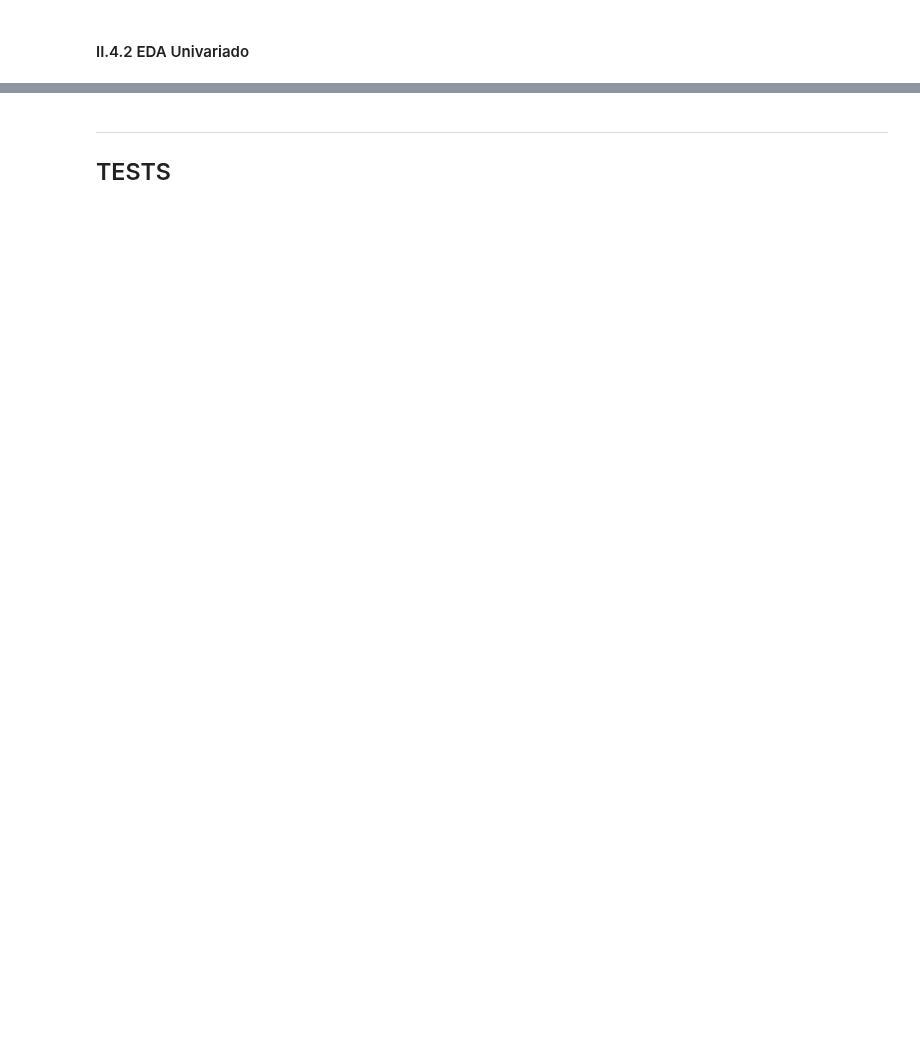
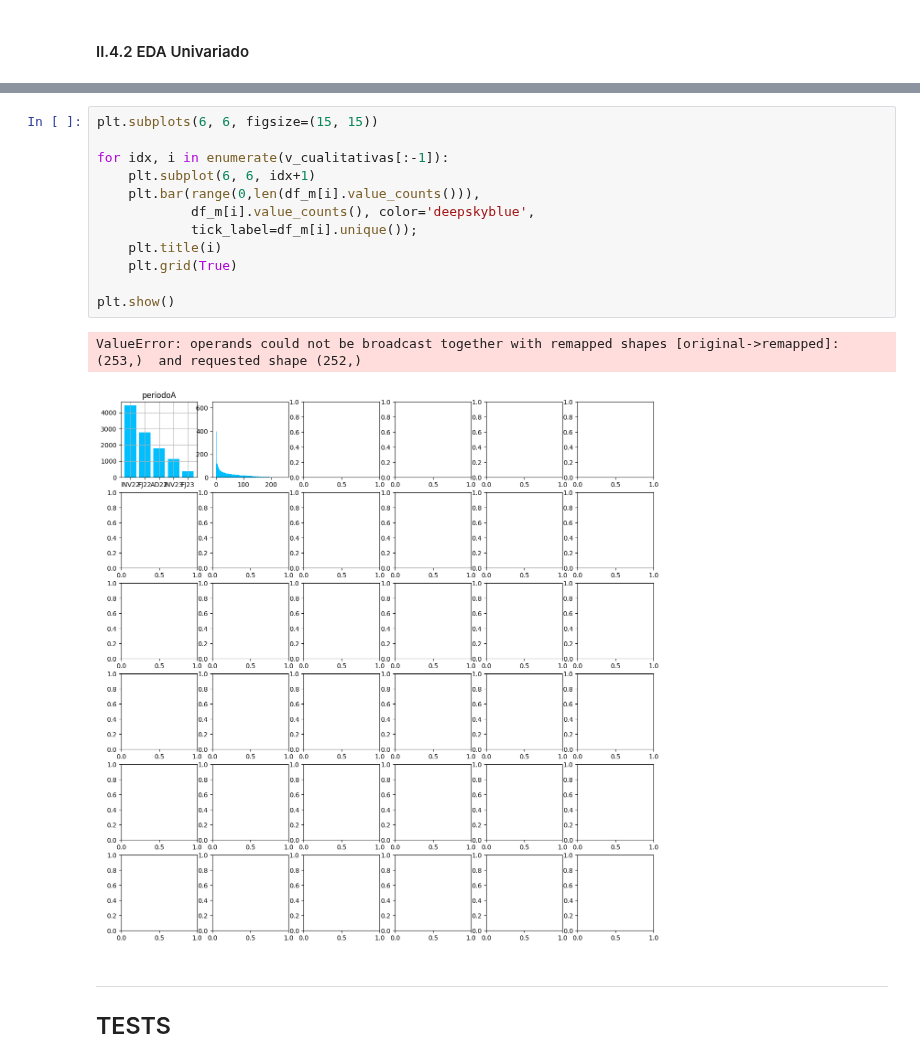
Before and after one commit to EstebanPerez25/ACD-Modelo_predictivo_de_satisfacion, a Jupyter notebook: Modelo_predictivo_de_satisfacción.ipynb, the cells around one changed output, grey strips where cells are left out. Cells and saved outputs as stored; diff of their text form; blank space fills up the shorter version.

```diff
--- a/Modelo_predictivo_de_satisfacción.ipynb
+++ b/Modelo_predictivo_de_satisfacción.ipynb
@@ -376,3 +408,18 @@ pd.DataFrame.from_dict(dict_mode, orient='index').rename(columns={0:'Mode'})
+# %%
+plt.subplots(6, 6, figsize=(15, 15))
+
+for idx, i in enumerate(v_cualitativas[:-1]):
+    plt.subplot(6, 6, idx+1)
+    plt.bar(range(0,len(df_m[i].value_counts())),
+            df_m[i].value_counts(), color='deepskyblue',
+            tick_label=df_m[i].unique());
+    plt.title(i)
+    plt.grid(True)
+
+plt.show()
+# %% [output]
+ValueError: operands could not be broadcast together with remapped shapes [original->remapped]: (253,)  and requested shape (252,)
+[figure, added]
 # %% [markdown]
 ---
 ## TESTS
```
Also changed, not shown: parts of 3 cells of this notebook.
